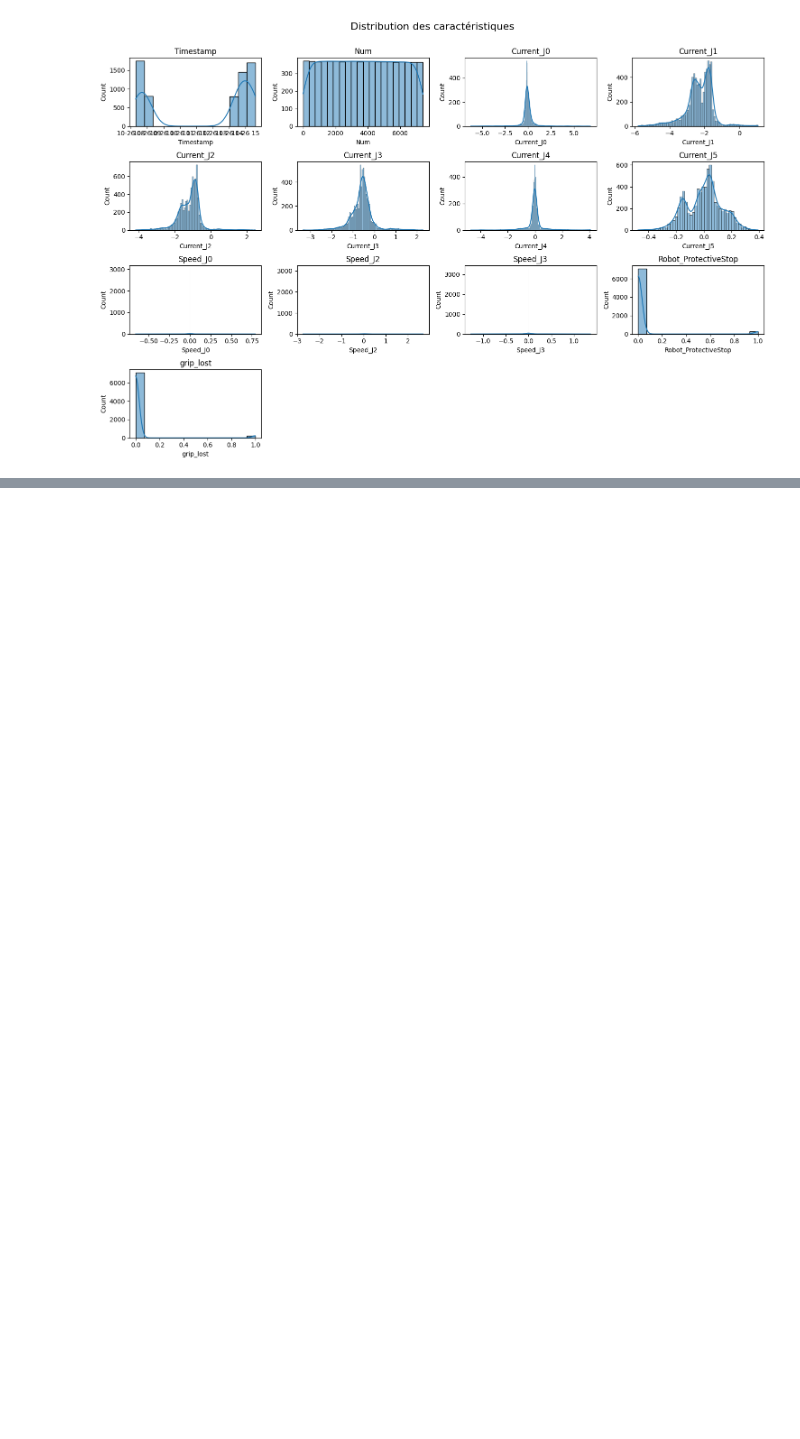
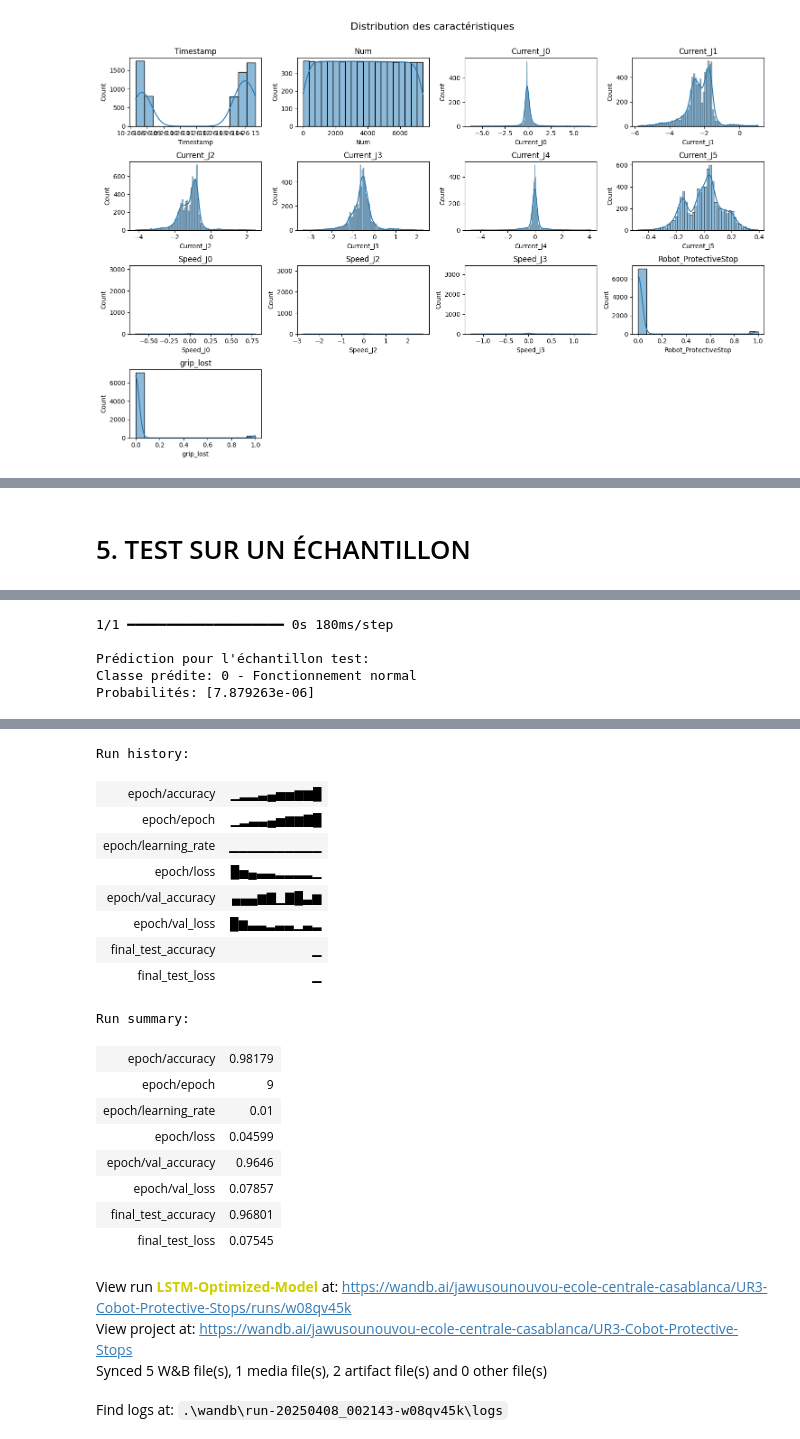
Before and after one commit to jawu28/Projet-IA, a Jupyter notebook: notebook.ipynb, the cells around one changed output, grey strips where cells are left out. Cells and saved outputs as stored; diff of their text form; code cells hidden in the pictures; blank space fills up the shorter version.

Commit message:
Sauvegarde des modifications dans notebook.ipynb

```diff
--- a/notebook.ipynb
+++ b/notebook.ipynb
@@ -426,0 +393,6 @@ print(f"✅ X_test: {X_test.shape}")
+# %%
+# Création des séquences
+print("\nCréation des séquences temporelles...")
+X, y = create_sequences(df_scaled, target_col, sequence_length=10)
+print(f"Forme de X (séquences): {X.shape}")
+print(f"Forme de y (cibles): {y.shape}")
@@ -426,0 +403,11 @@ print(f"✅ X_test: {X_test.shape}")
+# %%
+# Division simple en ensembles d'entraînement et de test
+X_train, X_test, y_train, y_test = train_test_split(X, y, test_size=0.2, random_state=42)
+print(f"\nEnsemble d'entraînement: {X_train.shape[0]} échantillons")
+print(f"Ensemble de test: {X_test.shape[0]} échantillons")
+
+# Sauvegarde des données prétraitées
+np.save('X_train.npy', X_train)
+np.save('y_train.npy', y_train)
+np.save('X_test.npy', X_test)
+np.save('y_test.npy', y_test)
@@ -426,0 +1030,28 @@ print(f"✅ X_test: {X_test.shape}")
+# %% [markdown]
+# 5. TEST SUR UN ÉCHANTILLON
+# %%
+from tensorflow.keras.models import load_model
+#Chargement du modèle (pour simuler une utilisation après entraînement)
+loaded_model = load_model('lstm_optimized_model.h5')
+
+# Préparation d'un échantillon pour test
+sample_sequence = X[1]  # Prendre un exemple du jeu de données
+sample_sequence = sample_sequence.reshape((1, seq_length, nombre_feature))
+
+# Prédiction
+prediction_prob = loaded_model.predict(sample_sequence)
+predicted_class = np.argmax(prediction_prob)
+
+# Interprétation de la prédiction
+class_names = {
+    0: "Fonctionnement normal",
+    1: "Arrêt de protection imminent",
+}  # Classification binaire
+
+print(f"\nPrédiction pour l'échantillon test:")
+print(f"Classe prédite: {predicted_class} - {class_names.get(predicted_class)}")
+print(f"Probabilités: {prediction_prob[0]}")
+
+# Terminer la session WandB
+wandb.finish()
+# %% [output]
@@ -426,0 +1059,5 @@ print(f"✅ X_test: {X_test.shape}")
+1/1 ━━━━━━━━━━━━━━━━━━━━ 0s 180ms/step
+
+Prédiction pour l'échantillon test:
+Classe prédite: 0 - Fonctionnement normal
+Probabilités: [7.879263e-06]
@@ -426,0 +1065,22 @@ print(f"✅ X_test: {X_test.shape}")
+Run history:
+| epoch/accuracy | ▁▂▂▃▄▅▅▆▆█ |
+| epoch/epoch | ▁▂▃▃▄▅▆▆▇█ |
+| epoch/learning_rate | ▁▁▁▁▁▁▁▁▁▁ |
+| epoch/loss | █▅▄▃▃▂▂▂▂▁ |
+| epoch/val_accuracy | ▄▄▄▆▇▁▇█▃▆ |
+| epoch/val_loss | █▆▃▃▂▃▃▁▃▂ |
+| final_test_accuracy | ▁ |
+| final_test_loss | ▁ |
+Run summary:
+| epoch/accuracy | 0.98179 |
+| epoch/epoch | 9 |
+| epoch/learning_rate | 0.01 |
+| epoch/loss | 0.04599 |
+| epoch/val_accuracy | 0.9646 |
+| epoch/val_loss | 0.07857 |
+| final_test_accuracy | 0.96801 |
+| final_test_loss | 0.07545 |
+View run LSTM-Optimized-Model at: https://wandb.ai/jawusounouvou-ecole-centrale-casablanca/UR3-Cobot-Protective-Stops/runs/w08qv45k
+View project at: https://wandb.ai/jawusounouvou-ecole-centrale-casablanca/UR3-Cobot-Protective-Stops
+Synced 5 W&B file(s), 1 media file(s), 2 artifact file(s) and 0 other file(s)
+Find logs at: .\wandb\run-20250408_002143-w08qv45k\logs
```
Also changed, not shown: parts of 34 cells of this notebook.
